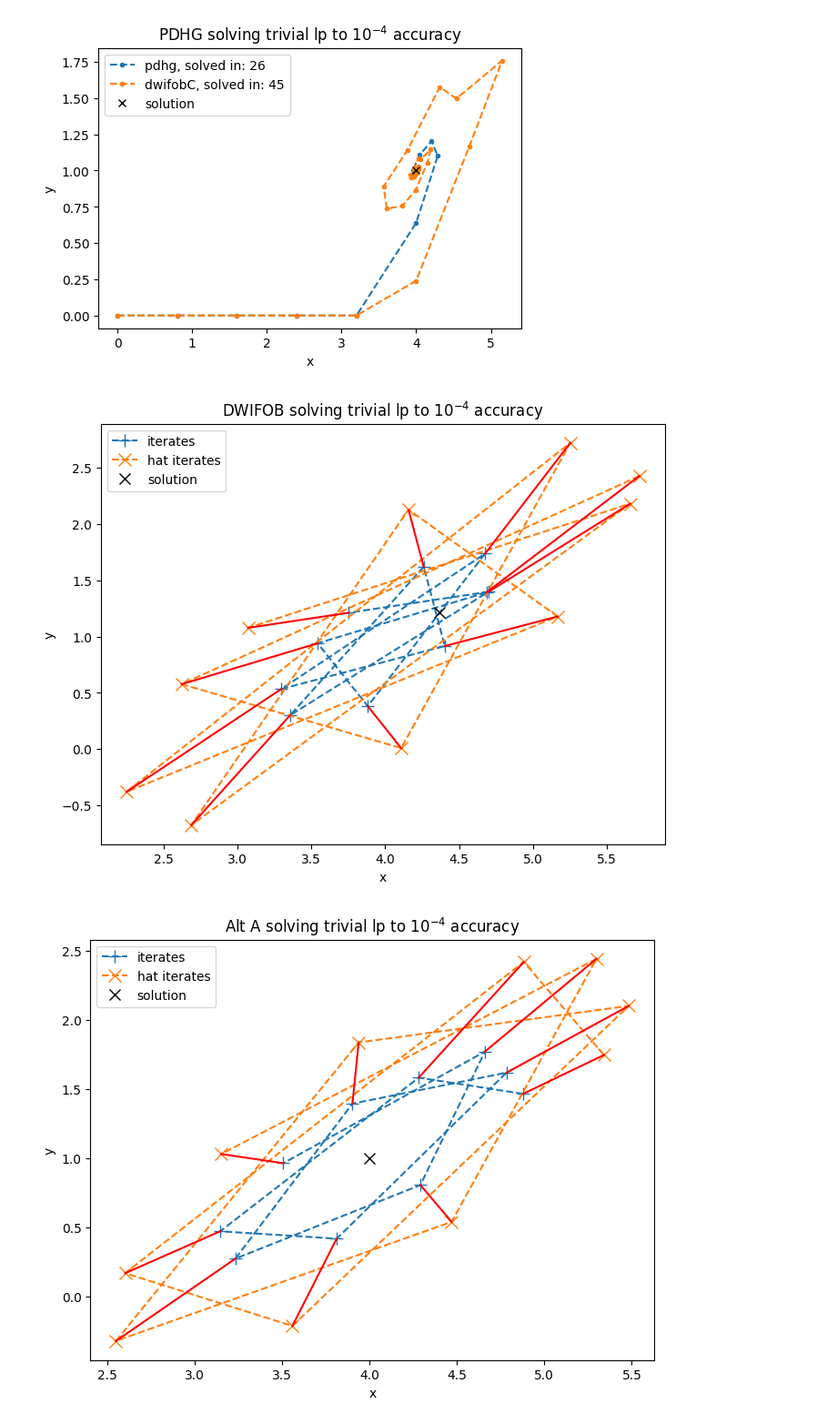
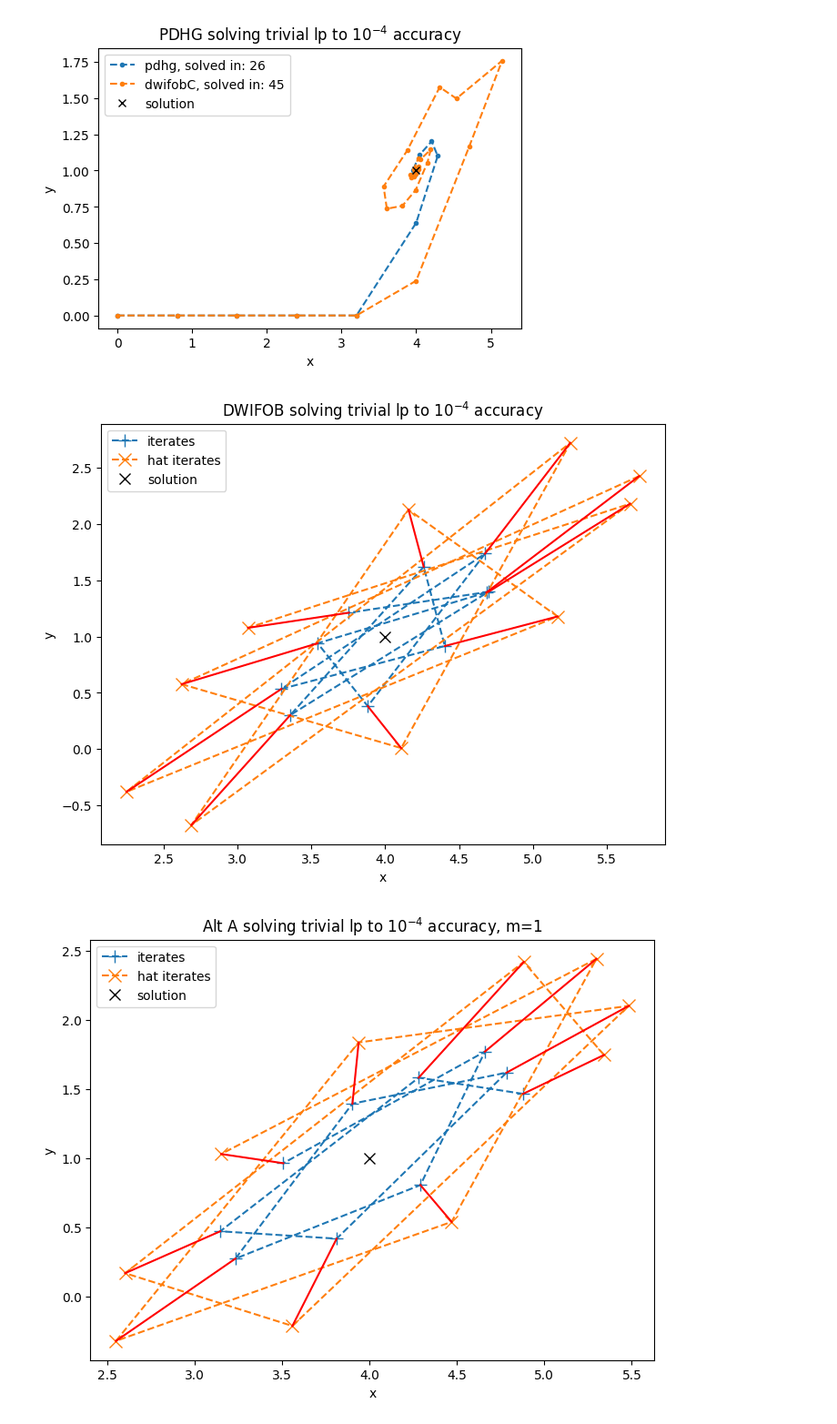
Before and after one commit to TheodorAT/MasterThesis, a Jupyter notebook: scripts/plot_convegence_understanding.ipynb, the cells around one changed output. Shown at 91% size. Saved outputs shown, nothing was run; the diff lists cells and outputs as text; code cells hidden in the pictures.

```diff
--- a/scripts/plot_convegence_understanding.ipynb
+++ b/scripts/plot_convegence_understanding.ipynb
@@ -11,7 +11,14 @@ for subdir, dirs, files in os.walk(rootdir):
     for file in files:
         if file.endswith("detailed.json"):
             plot_info_files.append(os.path.join(subdir, file))
-    break
+    break # <-- This ensures that we only search in a depth of one.
+
+solution_files = []
+for subdir, dirs, files in os.walk(rootdir):
+    for file in files:
+        if file.endswith("solution.json"):
+            solution_files.append(os.path.join(subdir, file))
+    break # <-- This ensures that we only search in a depth of one.
 
 # Reading the files and storing the info in dicts:
 plot_info_less_trivial_1e4 = {}
@@ -35,6 +42,16 @@ for file in plot_info_files:
         with open(file) as json_content:
             plot_info_self_1e4[file_name] = json.load(json_content)
         print("Read file:", file_name)
+
+# Saving accurate solutions in a dict as well:
+solutions = {}
+
+for file in solution_files:
+    file_name = file.split("/")[-1].removesuffix('.json')
+
+    with open(file) as json_content:
+        solutions[file_name] = json.load(json_content)
+    print("Read file:", file_name)
 # %% [output]
 Read file: less_trivial_lp_dwifob_alt_C_+primal_weight_restart=40_1e-8_m=0_detailed
 Read file: less_trivial_lp_dwifob_alt_C_+primal_weight_restart=40_1e-8_m=1_detailed
@@ -81,7 +98,8 @@ plt.legend();
 # %% [output]
 [figure]
 # %%
-def plot_dwifob_iterates(dwifob_solve, window, end, title,
+def plot_dwifob_iterates(dwifob_solve, accurate_solution,
+                         window, end, title,
                          primal_idx=0, dual_idx=0,
                          hat_iterates=True, arrows=True):
     # Only plotting the selected dimensions:
@@ -99,7 +117,7 @@ def plot_dwifob_iterates(dwifob_solve, window, end, title,
     primal_iters_dim = [vec[primal_idx] for vec in primal_dwifob]
     primal_hat_iters_dim = [vec[primal_idx] for vec in primal_hat_dwifob]
     primal_deviations_dim = [vec[primal_idx] for vec in primal_deviations]
-    dual_iters_dim = [vec[primal_idx] for vec in dual_dwifob]
+    dual_iters_dim = [vec[dual_idx] for vec in dual_dwifob]
     dual_hat_iters_dim = [vec[dual_idx] for vec in dual_hat_dwifob]
     dual_deviations_dim = [vec[dual_idx] for vec in dual_deviations]
 
@@ -117,24 +135,28 @@ def plot_dwifob_iterates(dwifob_solve, window, end, title,
                 vector_y = [dual_iters_dim[i], dual_hat_iters_dim[i]]
                 plt.plot(vector_x, vector_y, "r")
 
-    plt.plot(dwifob_solve["primal_iterates"][-1][primal_idx], dwifob_solve["dual_iterates"][-1][dual_idx], "xk", label="solution", markersize=8)
+    plt.plot(accurate_solution["primal_solution"][primal_idx], accurate_solution["dual_solution"][dual_idx], "xk", label="solution", markersize=8)
     plt.xlabel("x")
     plt.ylabel("y")
     plt.title(title)
     plt.legend();
 # %%
+trivial_solution = {
+    "primal_solution": [4],
+    "dual_solution": [1],
+}
 dwifob_solve = plot_info_less_trivial_1e4["less_trivial_lp_dwifob_dwifob_1e-4_m=1_detailed"]
 dwifob_solve_altA = plot_info_less_trivial_1e4["less_trivial_lp_dwifob_altA_dwifob_1e-4_m=1_detailed"]
 dwifob_solve_altB = plot_info_less_trivial_1e4["less_trivial_lp_dwifob_altB_dwifob_1e-4_m=1_detailed"]
 dwifob_solve_altC = plot_info_less_trivial_1e4["less_trivial_lp_dwifob_altC_dwifob_1e-4_m=1_detailed"]
 
 iters=len(dwifob_solve["primal_iterates"])
 end = 20         # Up to which iterate we see.
 window = 10      # How many iterates we see at the same time.
-plot_dwifob_iterates(dwifob_solve, window, end, "DWIFOB solving trivial lp to $10^{-4}$ accuracy")
-plot_dwifob_iterates(dwifob_solve_altA, window, end, "Alt A solving trivial lp to $10^{-4}$ accuracy, m=1")
-plot_dwifob_iterates(dwifob_solve_altB, window, end, "Alt B solving trivial lp to $10^{-4}$ accuracy, m=1")
-plot_dwifob_iterates(dwifob_solve_altC, window, end, "Alt C solving trivial lp to $10^{-4}$ accuracy, m=1")
+plot_dwifob_iterates(dwifob_solve, trivial_solution, window, end, "DWIFOB solving trivial lp to $10^{-4}$ accuracy")
+plot_dwifob_iterates(dwifob_solve_altA, trivial_solution, window, end, "Alt A solving trivial lp to $10^{-4}$ accuracy, m=1")
+plot_dwifob_iterates(dwifob_solve_altB, trivial_solution, window, end, "Alt B solving trivial lp to $10^{-4}$ accuracy, m=1")
+plot_dwifob_iterates(dwifob_solve_altC, trivial_solution, window, end, "Alt C solving trivial lp to $10^{-4}$ accuracy, m=1")
 # %% [output]
-[figure, old version]
+[figure, new version]
-[figure, old version]
+[figure, new version]
```
Also changed, not shown: parts of 7 cells of this notebook, 1 other file.
